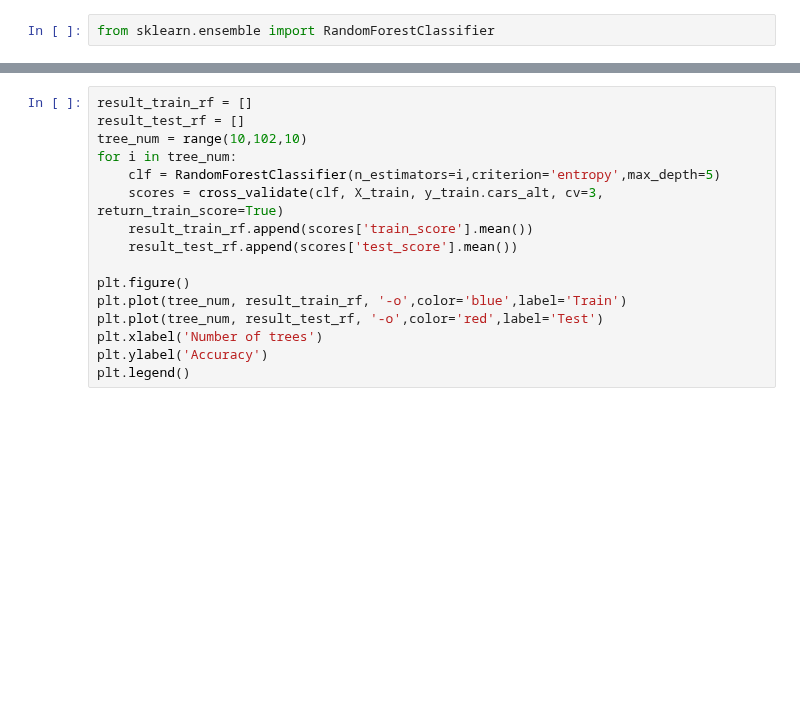
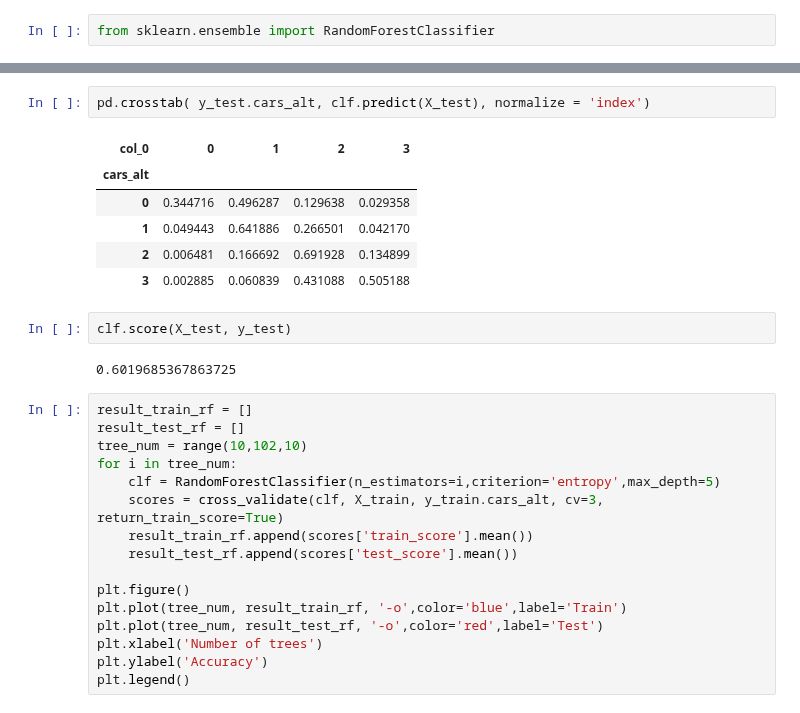
Before and after one commit to ual/ual_model_workspace, a Jupyter notebook: spring-2019-models/notebooks-juan/ML_Car_Ownership.ipynb, the cells around one changed output, grey strips where cells are left out. Drawn from its saved outputs; the diff is of its cells as text; blank space fills up the shorter version.

```diff
--- a/spring-2019-models/notebooks-juan/ML_Car_Ownership.ipynb
+++ b/spring-2019-models/notebooks-juan/ML_Car_Ownership.ipynb
@@ -684,3 +373,16 @@ scores
+# %%
+pd.crosstab( y_test.cars_alt, clf.predict(X_test), normalize = 'index')
+# %% [output]
+| col_0 | 0 | 1 | 2 | 3 |
+| cars_alt |  |  |  |  |
+| 0 | 0.344716 | 0.496287 | 0.129638 | 0.029358 |
+| 1 | 0.049443 | 0.641886 | 0.266501 | 0.042170 |
+| 2 | 0.006481 | 0.166692 | 0.691928 | 0.134899 |
+| 3 | 0.002885 | 0.060839 | 0.431088 | 0.505188 |
+# %%
+clf.score(X_test, y_test)
+# %% [output]
+0.6019685367863725
 # %%
 result_train_rf = []
 result_test_rf = []
```
Also changed, not shown: parts of 76 cells of this notebook.
